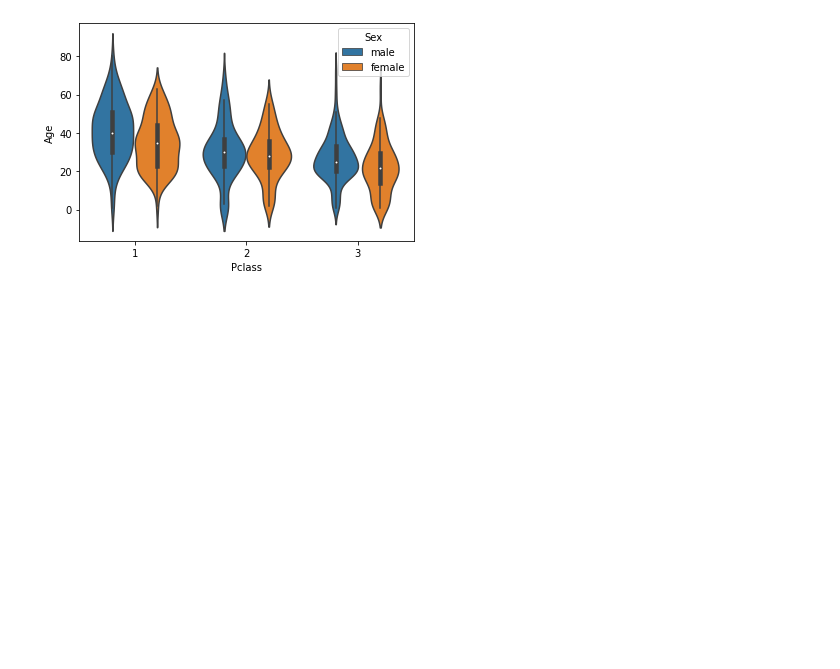
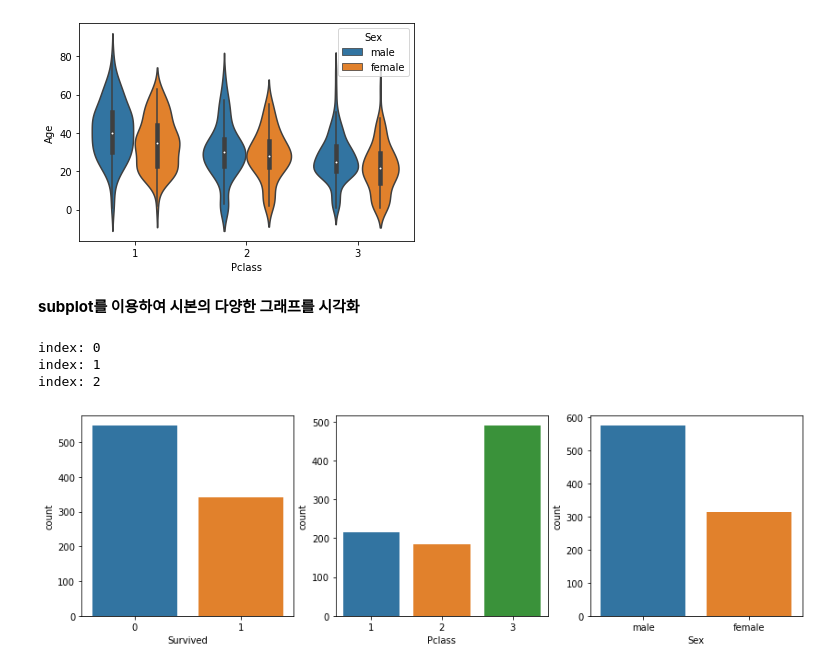
Before and after one commit to kayeehan/ML-books-study, a Jupyter notebook: ML-books(파이썬 머신러닝 완벽 가이드)_Ch.10.ipynb, the cells around one changed output. Saved outputs shown, nothing was run; the diff lists cells and outputs as text; code cells hidden in the pictures; blank space fills up the shorter version.

```diff
--- a/ML-books(파이썬 머신러닝 완벽 가이드)_Ch.10.ipynb
+++ b/ML-books(파이썬 머신러닝 완벽 가이드)_Ch.10.ipynb
@@ -460,3 +460,20 @@ sns.violinplot(x='Pclass', y='Age', hue='Sex', data=titanic_df)
 plt.show()
 # %% [output]
 [figure]
+# %% [markdown]
+__subplot를 이용하여 시본의 다양한 그래프를 시각화__
+# %%
+cat_columns = ['Survived','Pclass','Sex']
+
+# nrows는 1이고, ncols는 칼럼의 개수만큼 subplots을 설정
+fig, axs = plt.subplots(nrows=1, ncols=len(cat_columns), figsize=(14,4))
+
+for index, column in enumerate(cat_columns):
+    print('index:',index)
+    # seaborn의 Axes 레벨 function들은 ax 인자로 subplots의 어느 Axes에 위치할지 설정
+    sns.countplot(x=column, data=titanic_df, ax=axs[index])
+# %% [output]
+index: 0
+index: 1
+index: 2
+[figure, added]
```
Also changed, not shown: parts of 10 cells of this notebook.
